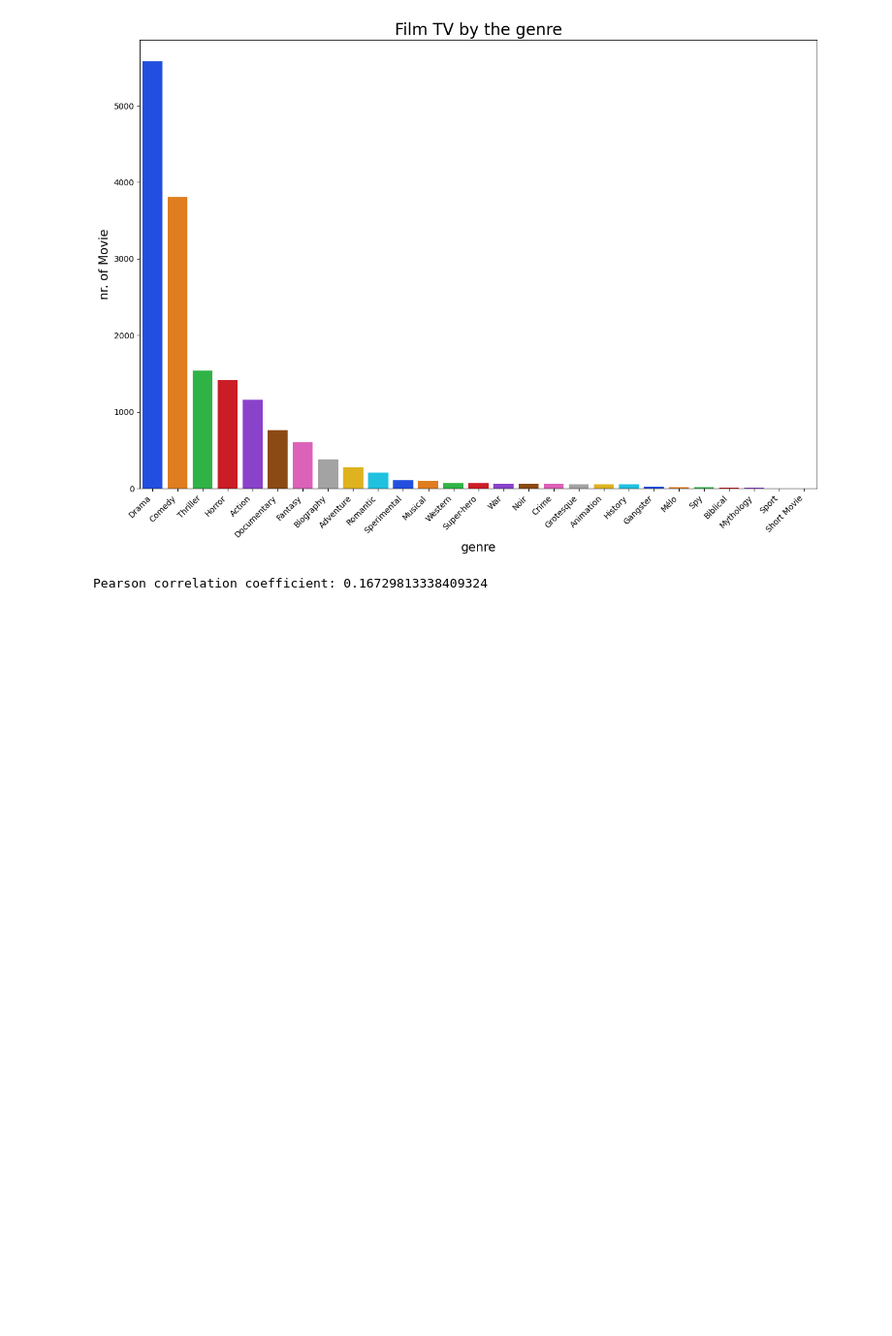
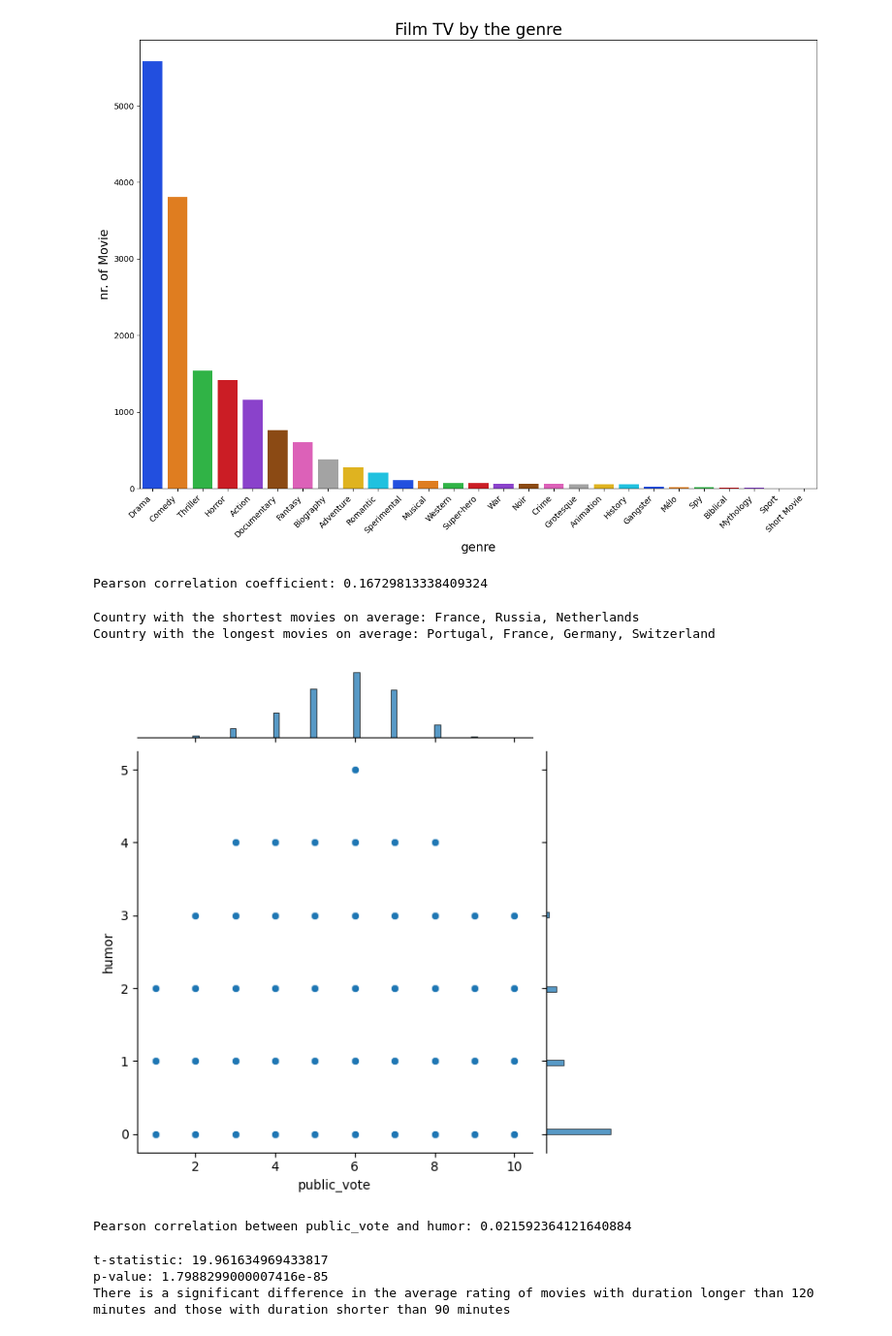
Before and after one commit to vaibhavg310/Box-Office-Breakdown, a Jupyter notebook: code.ipynb, the cells around one changed output. Shown at 97% size. Drawn from its saved outputs; the diff is of its cells as text; code cells hidden in the pictures; blank space fills up the shorter version.

Commit message:
ttest, shortest and longest duration movie

```diff
--- a/code.ipynb
+++ b/code.ipynb
@@ -339,3 +340,46 @@ corr, p_value = pearsonr(df["avg_rating"], df["duration"])
 print("Pearson correlation coefficient:", corr)
 # %% [output]
 Pearson correlation coefficient: 0.16729813338409324
+# %%
+# group the movies by country and calculate the mean duration for each country
+avg_duration_by_country = df.groupby('country')['duration'].mean()
+
+# sort the resulting dataframe by mean duration
+avg_duration_by_country = avg_duration_by_country.sort_values()
+
+# print the country with the shortest and longest movies on average
+print("Country with the shortest movies on average:", avg_duration_by_country.index[0])
+print("Country with the longest movies on average:", avg_duration_by_country.index[-1])
+# %% [output]
+Country with the shortest movies on average: France, Russia, Netherlands
+Country with the longest movies on average: Portugal, France, Germany, Switzerland
+# %%
+sns.jointplot(x='public_vote', y='humor', data=df)
+plt.show()
+
+# Get the value of the correlation coefficient between the public_vote and humor columns
+corr = df['public_vote'].corr(df['humor'], method='pearson')
+print("Pearson correlation between public_vote and humor:", corr)
+# %% [output]
+[figure, added]
+Pearson correlation between public_vote and humor: 0.021592364121640884
+# %%
+# filter the movies by duration longer than 120 minutes and those with duration shorter than 90 minutes
+long_movies = df[df['duration'] > 120]['avg_rating']
+short_movies = df[df['duration'] < 90]['avg_rating']
+
+# perform two-sample t-test
+t_statistic, p_value = ttest_ind(long_movies, short_movies)
+
+# print the result
+print("t-statistic:", t_statistic)
+print("p-value:", p_value)
+
+if p_value < 0.05:
+    print("There is a significant difference in the average rating of movies with duration longer than 120 minutes and those with duration shorter than 90 minutes")
+else:
+    print("There is no significant difference in the average rating of movies with duration longer than 120 minutes and those with duration shorter than 90 minutes")
+# %% [output]
+t-statistic: 19.961634969433817
+p-value: 1.7988299000007416e-85
+There is a significant difference in the average rating of movies with duration longer than 120 minutes and those with duration shorter than 90 minutes
```
Also changed, not shown: parts of 1 cell of this notebook.
